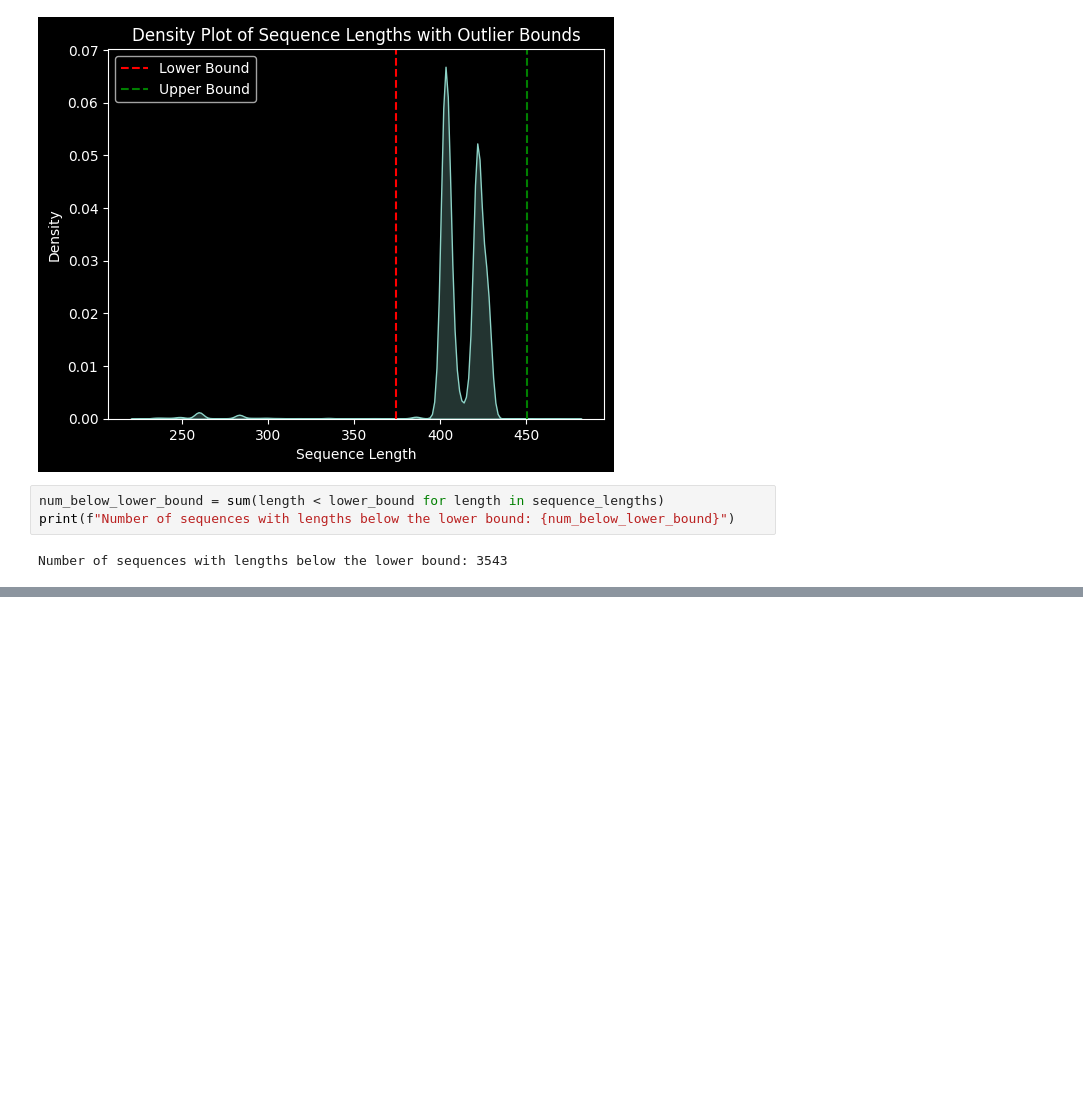
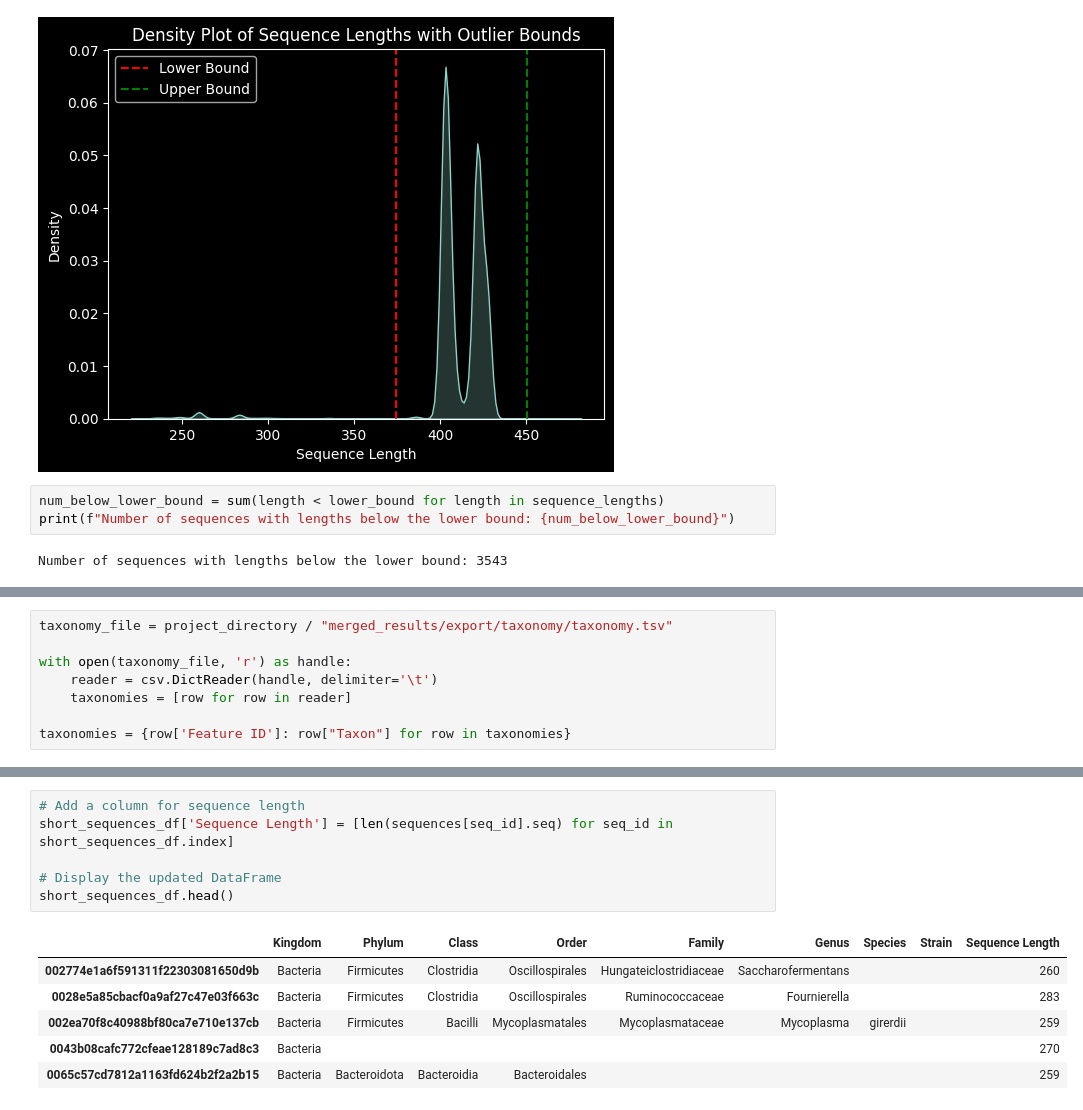
Before and after one commit to filippob/deep_micro_core, a Jupyter notebook: notebooks/01-describe_merged_sequences.ipynb, the cells around one changed output, grey strips where cells are left out. Saved outputs shown, nothing was run; the diff lists cells and outputs as text; blank space fills up the shorter version.

```diff
--- a/notebooks/01-describe_merged_sequences.ipynb
+++ b/notebooks/01-describe_merged_sequences.ipynb
@@ -69,0 +75,8 @@ Number of sequences with lengths below the lower bound: 3543
+# %%
+taxonomy_file = project_directory / "merged_results/export/taxonomy/taxonomy.tsv"
+
+with open(taxonomy_file, 'r') as handle:
+    reader = csv.DictReader(handle, delimiter='\t')
+    taxonomies = [row for row in reader]
+
+taxonomies = {row['Feature ID']: row["Taxon"] for row in taxonomies}
@@ -69,0 +100,13 @@ Number of sequences with lengths below the lower bound: 3543
+# %%
+# Add a column for sequence length
+short_sequences_df['Sequence Length'] = [len(sequences[seq_id].seq) for seq_id in short_sequences_df.index]
+
+# Display the updated DataFrame
+short_sequences_df.head()
+# %% [output]
+|  | Kingdom | Phylum | Class | Order | Family | Genus | Species | Strain | Sequence Length |
+| 002774e1a6f591311f22303081650d9b | Bacteria | Firmicutes | Clostridia | Oscillospirales | Hungateiclostridiaceae | Saccharofermentans |  |  | 260 |
+| 0028e5a85cbacf0a9af27c47e03f663c | Bacteria | Firmicutes | Clostridia | Oscillospirales | Ruminococcaceae | Fournierella |  |  | 283 |
+| 002ea70f8c40988bf80ca7e710e137cb | Bacteria | Firmicutes | Bacilli | Mycoplasmatales | Mycoplasmataceae | Mycoplasma | girerdii |  | 259 |
+| 0043b08cafc772cfeae128189c7ad8c3 | Bacteria |  |  |  |  |  |  |  | 270 |
+| 0065c57cd7812a1163fd624b2f2a2b15 | Bacteria | Bacteroidota | Bacteroidia | Bacteroidales |  |  |  |  | 259 |
```
Also changed, not shown: parts of 8 cells of this notebook.
